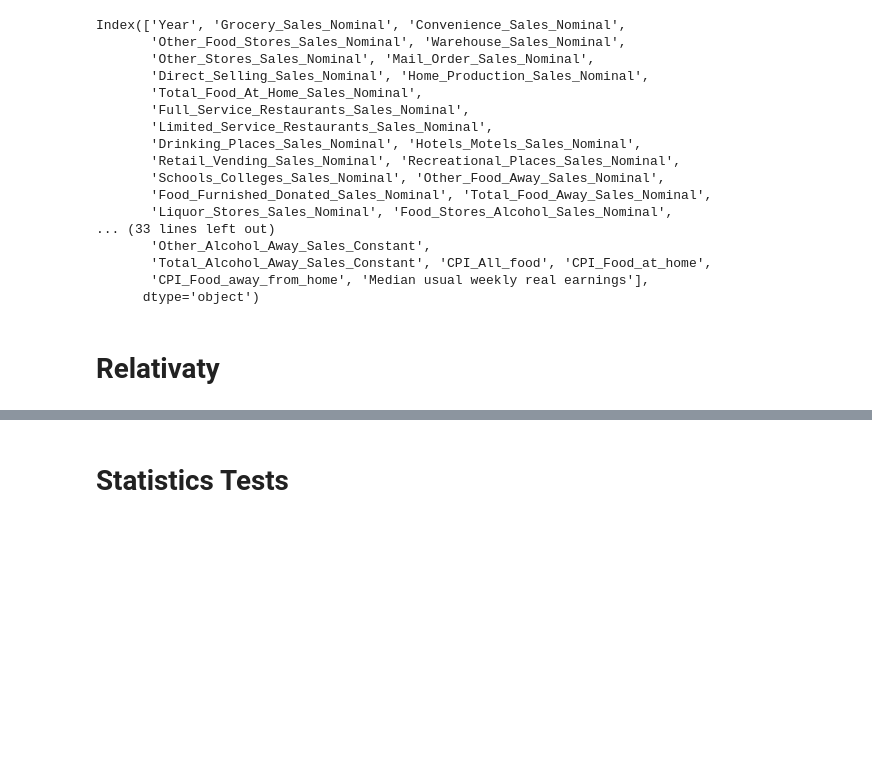
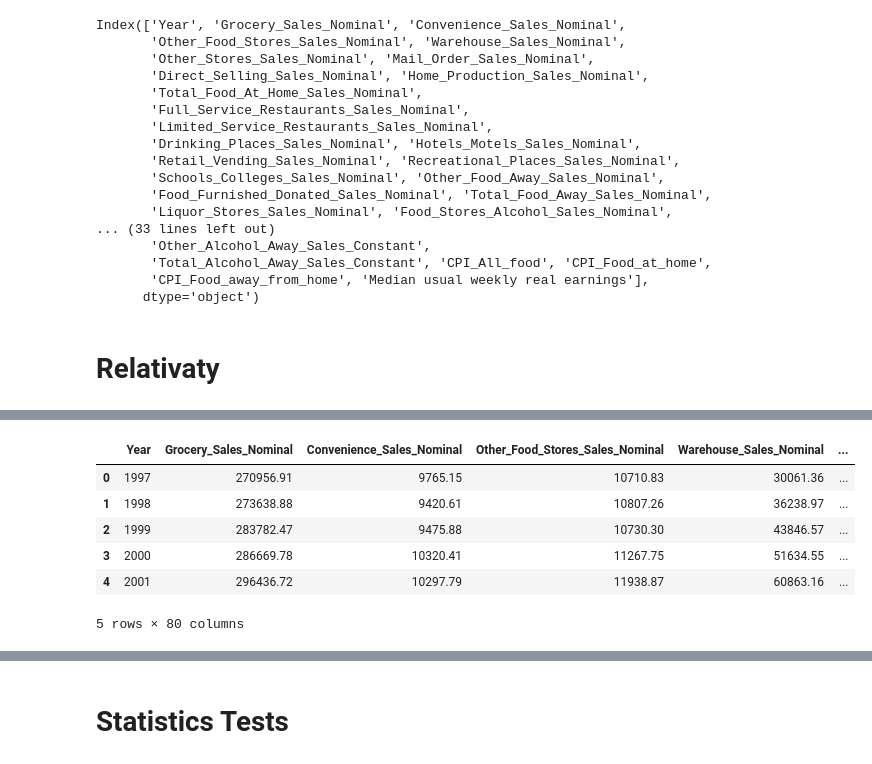
Before and after one commit to KingJMS1/LogisticProject, a Jupyter notebook: logistic_final.ipynb, the cells around one changed output, grey strips where cells are left out. Saved outputs shown, nothing was run; the diff lists cells and outputs as text; code cells hidden in the pictures; blank space fills up the shorter version.

```diff
--- a/logistic_final.ipynb
+++ b/logistic_final.ipynb
@@ -367,3 +383,17 @@ Index(['Year', 'Grocery_Sales_Nominal', 'Convenience_Sales_Nominal',
+# %%
+pop_subset = pop[['Year', 'Average number of people per household']]
+
+# Now, merge it into merge_df using the 'Year' column
+merged_df2 = merged_df2.merge(pop_subset, how='left', on='Year')
+merged_df2.head()
+# %% [output]
+|  | Year | Grocery_Sales_Nominal | Convenience_Sales_Nominal | Other_Food_Stores_Sales_Nominal | Warehouse_Sales_Nominal | ... |
+| 0 | 1997 | 270956.91 | 9765.15 | 10710.83 | 30061.36 | ... |
+| 1 | 1998 | 273638.88 | 9420.61 | 10807.26 | 36238.97 | ... |
+| 2 | 1999 | 283782.47 | 9475.88 | 10730.30 | 43846.57 | ... |
+| 3 | 2000 | 286669.78 | 10320.41 | 11267.75 | 51634.55 | ... |
+| 4 | 2001 | 296436.72 | 10297.79 | 11938.87 | 60863.16 | ... |
+5 rows × 80 columns
 # %%
 key_vars = [
     'Food_At_Home_Proportion',
```
Also changed, not shown: parts of 36 cells of this notebook, 1 other file.
